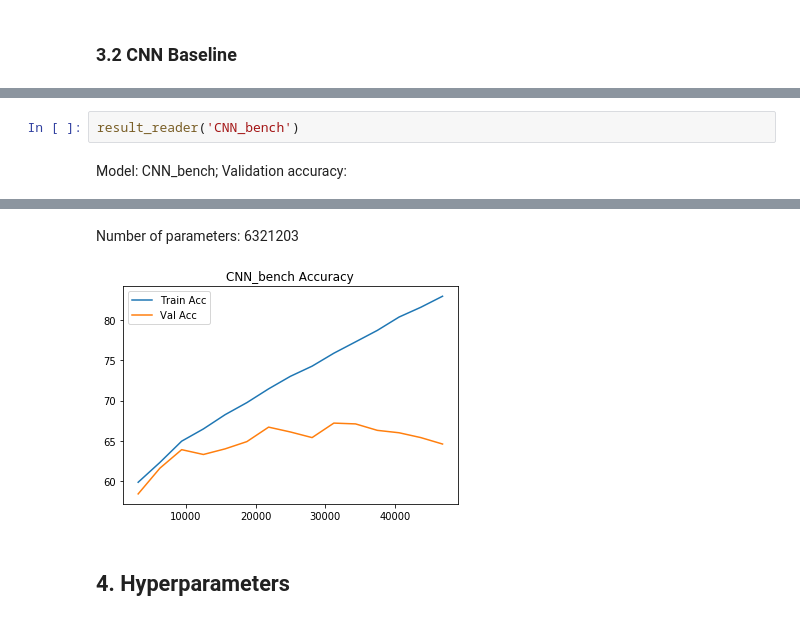
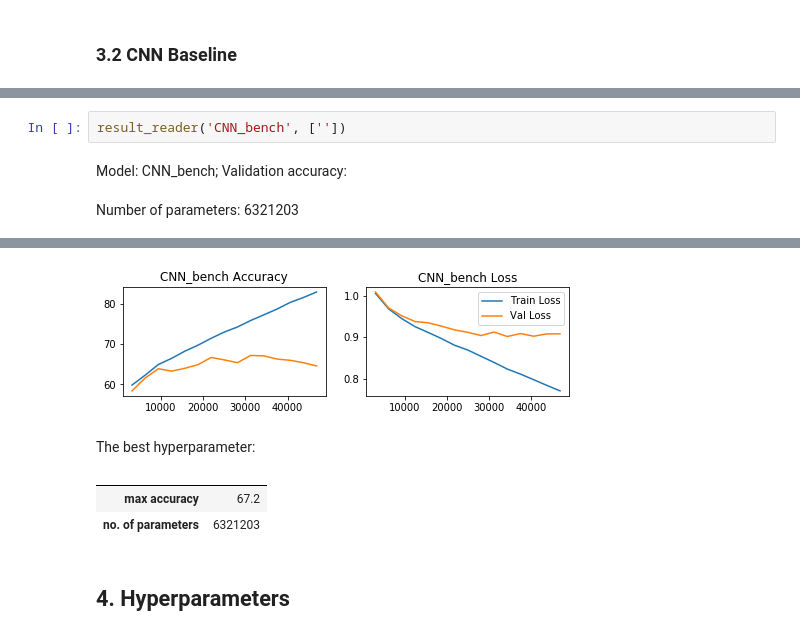
Before and after one commit to chaunceyb/1011NLP, a Jupyter notebook: Assigenment 2/Assignment_2.ipynb, the cells around one changed output, grey strips where cells are left out. Cells and saved outputs as stored; diff of their text form.

```diff
--- a/Assigenment 2/Assignment_2.ipynb
+++ b/Assigenment 2/Assignment_2.ipynb
@@ -563,13 +567,17 @@ Epoch: [14/15], Validation Acc: 65.4
 ................................
 Epoch: [15/15], Validation Acc: 64.6
 # %%
-result_reader('CNN_bench')
+result_reader('CNN_bench', [''])
 # %% [output]
 Model: CNN_bench; Validation accuracy:
+Number of parameters: 6321203
 | Epoch 1 | Epoch 2 | Epoch 3 | Epoch 4 | Epoch 5 | Epoch 6 | Epoch 7 | Epoch 8 | Epoch 9 | Epoch 10 | Epoch 11 | Epoch 12 | ... |
 | 58.4 | 61.6 | 63.9 | 63.3 | 64.0 | 64.9 | 66.7 | 66.1 | 65.4 | 67.2 | 67.1 | 66.3 | ... |
-Number of parameters: 6321203
-[figure, old version]
+[figure, new version]
+The best hyperparameter:
+|  |  |
+| max accuracy | 67.2 |
+| no. of parameters | 6321203 |
 # %% [markdown]
 ## 4. Hyperparameters
 # %% [markdown]
```
Also changed, not shown: parts of 1 cell of this notebook.
